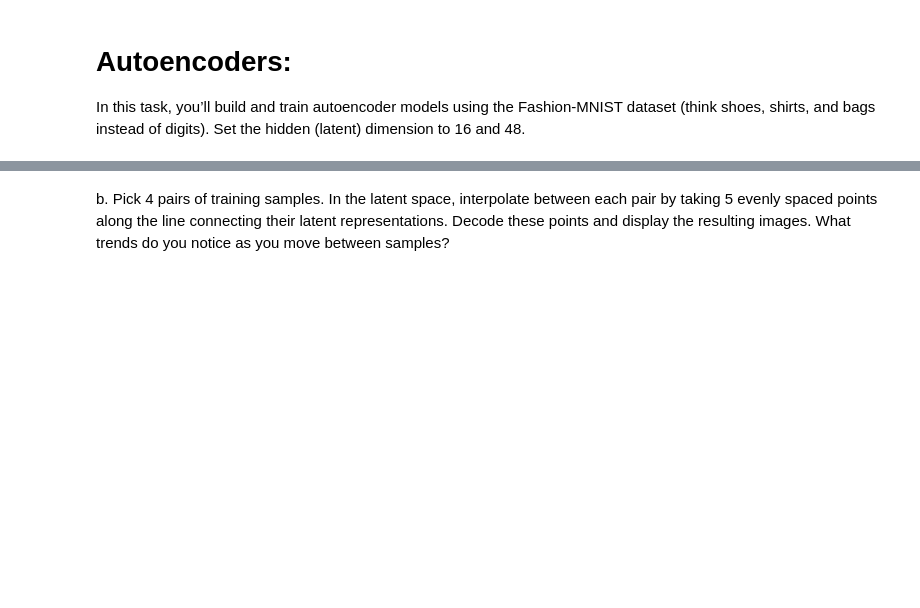
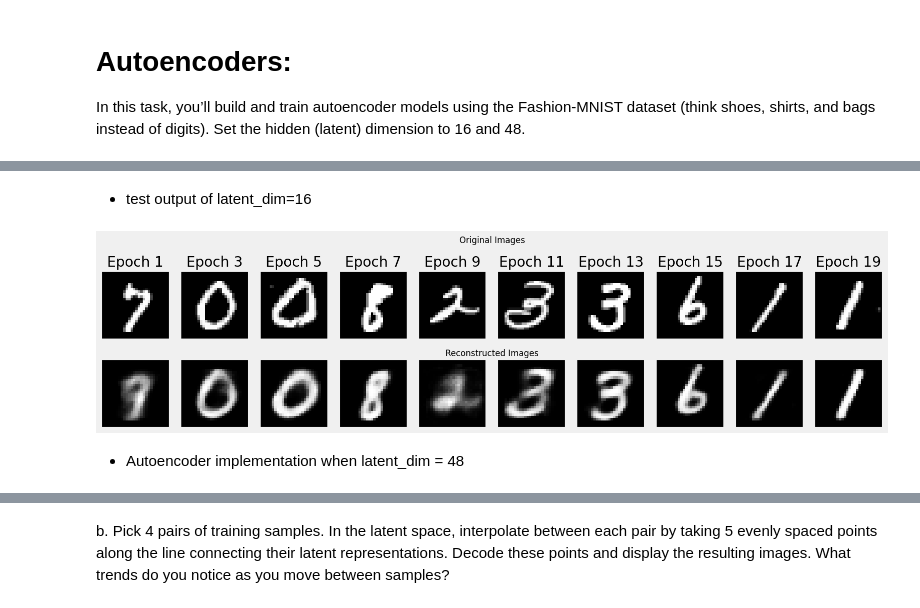
Before and after one commit to mridulpant2010/CS5480-deeplearning, a Jupyter notebook: assignment/a4_cs24mtech15009.ipynb, the cells around one changed output, grey strips where cells are left out. Saved outputs shown, nothing was run; the diff lists cells and outputs as text; code cells hidden in the pictures; blank space fills up the shorter version.

```diff
--- a/assignment/a4_cs24mtech15009.ipynb
+++ b/assignment/a4_cs24mtech15009.ipynb
@@ -163,3 +176,11 @@ plot_ae_outputs(outputs, n=10, epochs=20)
+# %% [markdown]
+- test output of latent_dim=16
+# %%
+plot_ae_outputs(test_output, n=10, epochs=20)
+# %% [output]
+[figure, added]
+# %% [markdown]
+- Autoencoder implementation when latent_dim = 48
 # %%
 from torch.utils.data import DataLoader
 class AutoEncoder(nn.Module):
```
Also changed, not shown: parts of 22 cells of this notebook.
